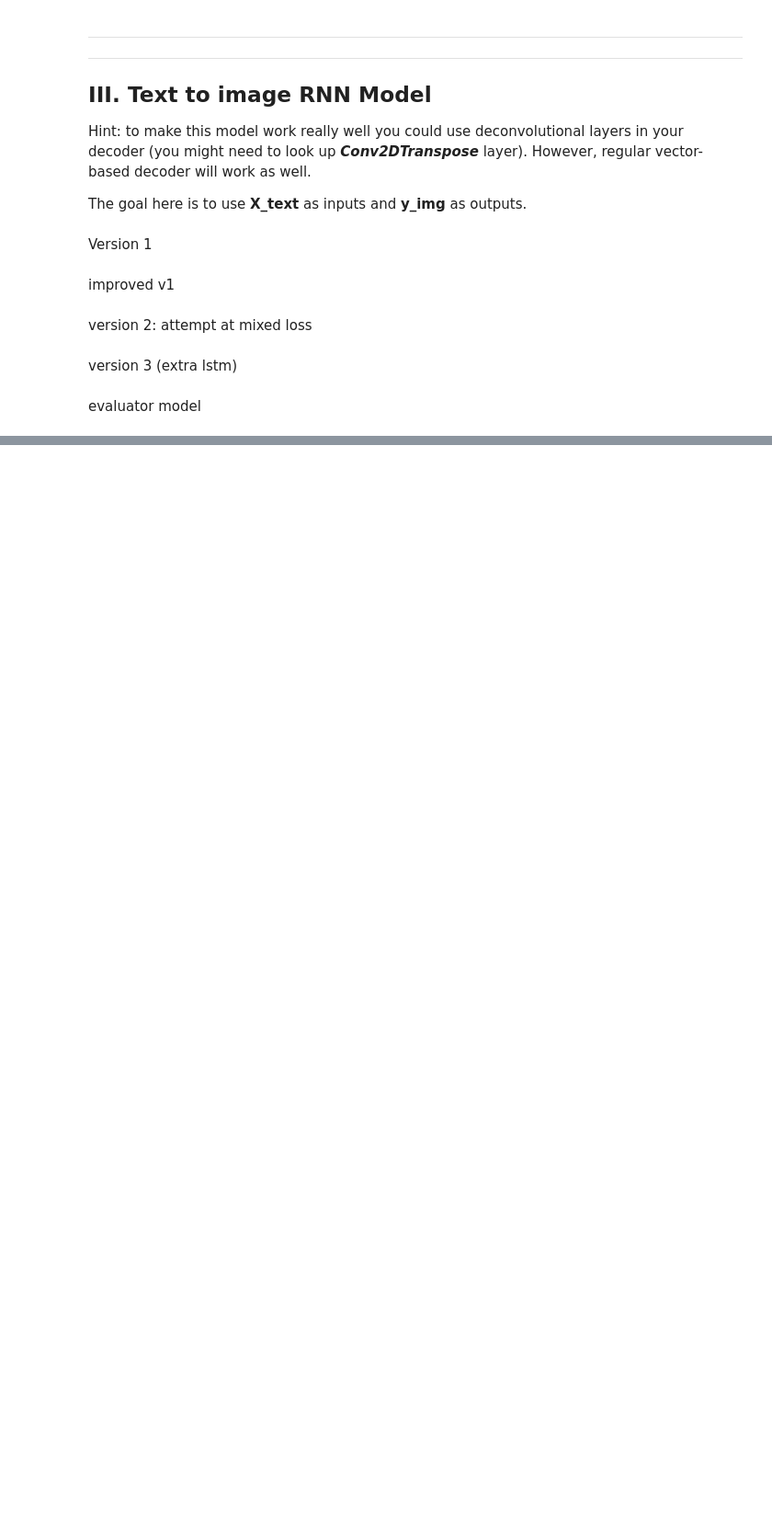
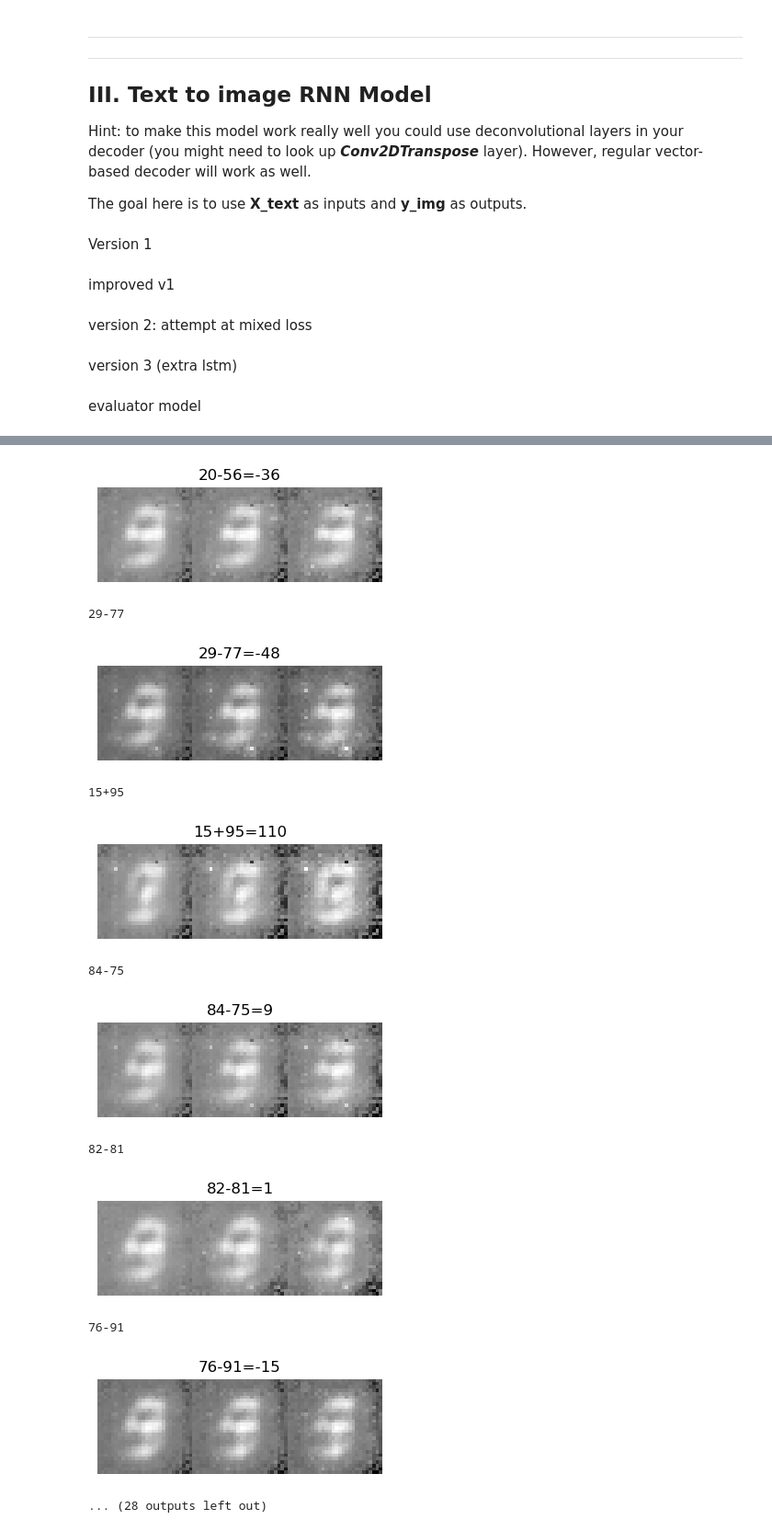
Before and after one commit to oloftijs/IDL2, a Jupyter notebook: A2_RNN_2_olaf.ipynb, the cells around one changed output, grey strips where cells are left out. Shown at 92% size. Saved outputs shown, nothing was run; the diff lists cells and outputs as text; code cells hidden in the pictures; blank space fills up the shorter version.

```diff
--- a/A2_RNN_2_olaf.ipynb
+++ b/A2_RNN_2_olaf.ipynb
@@ -465,22 +479,25 @@ def build_text2image_model():
 version 2: attempt at mixed loss
 # %%
 from tensorflow.keras import layers, losses
-def bce_ssim_loss(y_true, y_pred):
+def mae_ssim_loss(y_true, y_pred):
     y_true_reshaped = tf.reshape(y_true, [-1, 28, 28, 1])
     y_pred_reshaped = tf.reshape(y_pred, [-1, 28, 28, 1])
     #binary_crossentropy
-    bc = losses.binary_crossentropy(y_true_reshaped, y_pred_reshaped)
+    # bc = losses.binary_crossentropy(y_true_reshaped, y_pred_reshaped)
 
 
-    bc_loss_flat = tf.reduce_mean(bc, axis=[1, 2])
+    # bc_loss_flat = tf.reduce_mean(bc, axis=[1, 2])
+    #MAE
+    mae = losses.MeanAbsoluteError(y_true_reshaped, y_pred_reshaped)
+    bc_loss_flat = tf.reduce_mean(mae, axis=[1, 2])
     # SSIM (structural loss)
 
     ssim_scores = tf.image.ssim(y_true_reshaped, y_pred_reshaped, max_val=1.0)
-    ssim_loss_flat = (1.0 - ssim_scores) / 2.0
+    ssim_loss_flat = 1.0 - ssim_scores
 
     # Combine the losses
-    mse_weight = 0.8
-    ssim_weight = 0.2
+    mse_weight = 0.5
+    ssim_weight = 0.5
 
     combined_loss = (mse_weight * bc_loss_flat) + (ssim_weight * ssim_loss_flat)
     return combined_loss
@@ -550,7 +567,7 @@ def build_text2image_2_model(embedding_dim):
     text2image.add(TimeDistributed(image_generator))
 
     text2image.compile(loss=bce_ssim_loss, optimizer=tf.keras.optimizers.Adam(learning_rate=0.0001),
-                       metrics=[ssim_metric, 'mse'])
+                       metrics=[ssim_metric])
     text2image.summary()
     return text2image
 # %% [markdown]
@@ -979 +1023,13 @@ Epoch 22/50
 <keras.src.callbacks.history.History at 0x...>
+# %%
+
+gen_y = model2.predict(X_text_valid)
+X_text_decoded=(decode_labels_from_integers(np.argmax(X_text_valid, axis=2)))
+for i in range(20):
+    plt.figure(figsize=(4,2))
+    plt.axis('off')
+    print(X_text_decoded[i])
+    plt.title(f'{X_text_decoded[i]}={eval(X_text_decoded[i])}')
+    plt.imshow(np.hstack(gen_y[i]), cmap='gray')
+    plt.show()
+# %% [output]
@@ -979,0 +1038,12 @@ Epoch 22/50
+[figure, added]
+29-77
+[figure, added]
+15+95
+[figure, added]
+84-75
+[figure, added]
+82-81
+[figure, added]
+76-91
+[figure, added]
+... (28 outputs left out)
```
Also changed, not shown: parts of 16 cells of this notebook.
